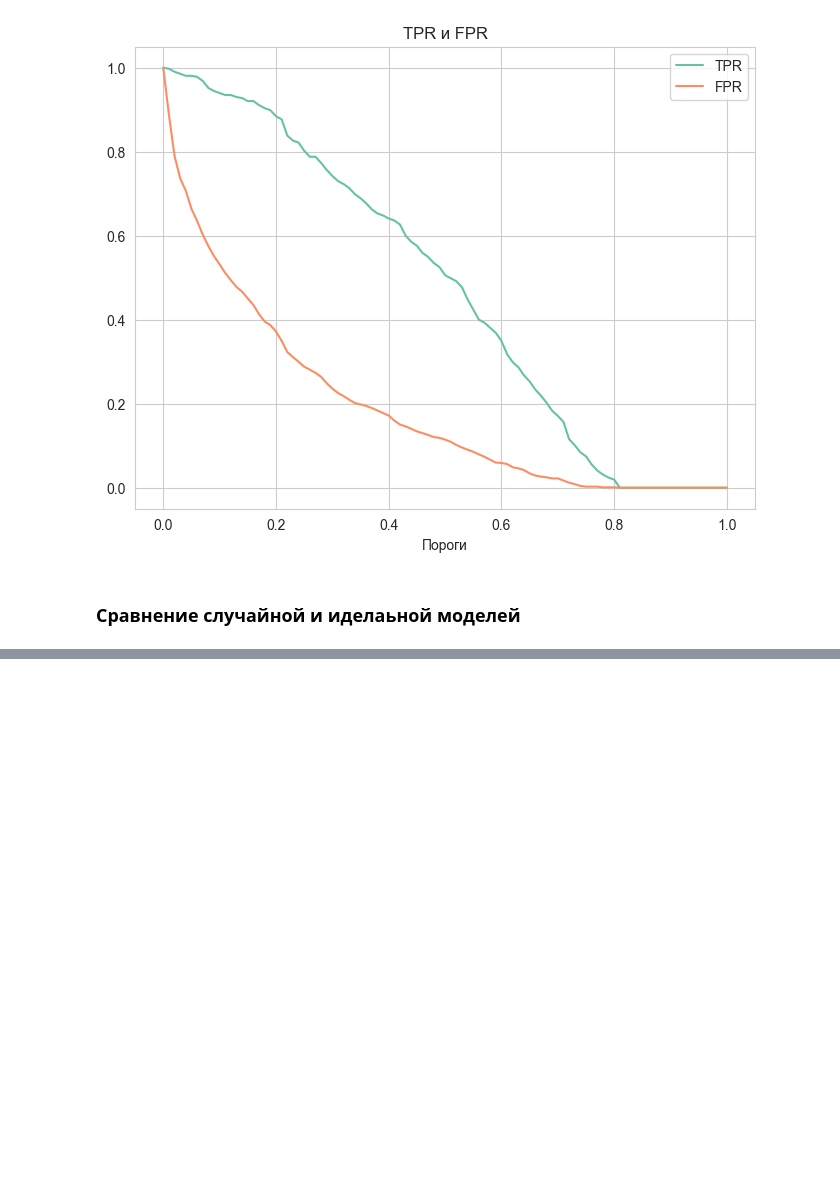
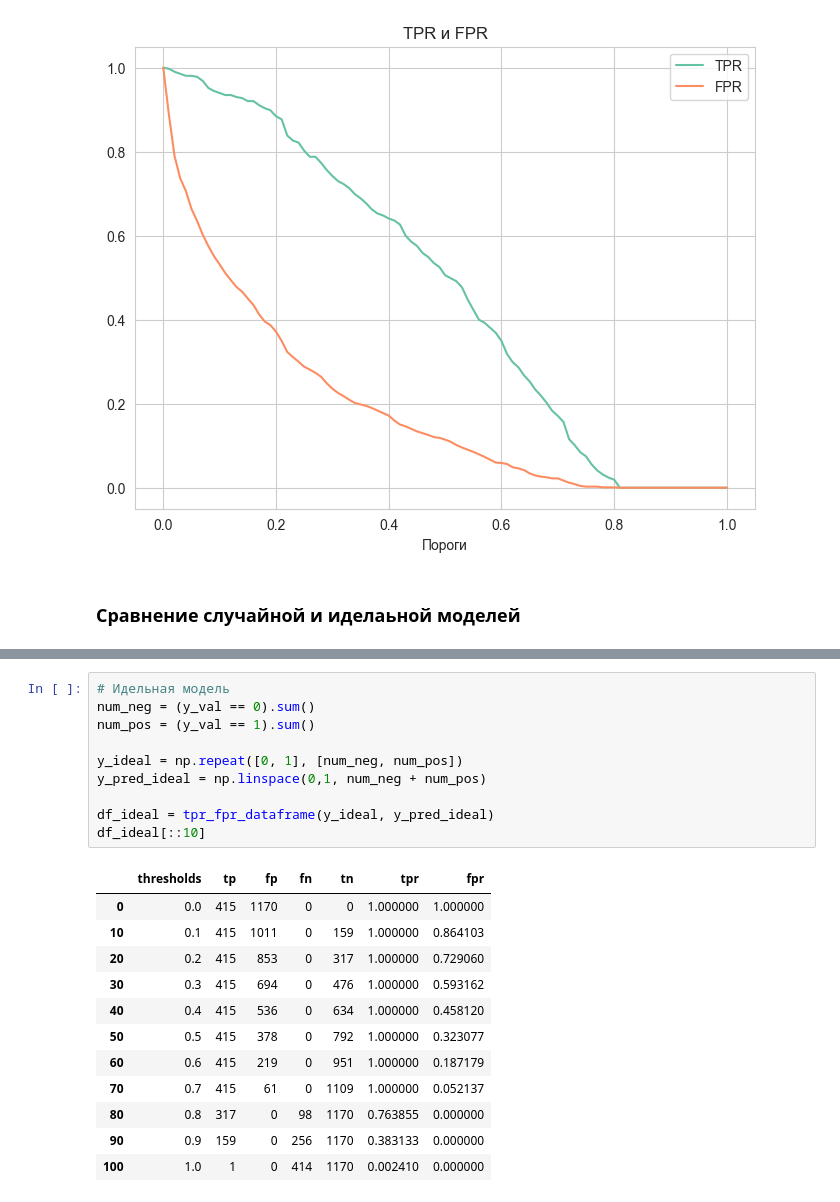
Before and after one commit to GridasovSasha/ML_classification_customer_churn, a Jupyter notebook: main.ipynb, the cells around one changed output, grey strips where cells are left out. Drawn from its saved outputs; the diff is of its cells as text; blank space fills up the shorter version.

```diff
--- a/main.ipynb
+++ b/main.ipynb
@@ -711,0 +734,23 @@ plt.show()
+# %%
+# Идельная модель
+num_neg = (y_val == 0).sum()
+num_pos = (y_val == 1).sum()
+
+y_ideal = np.repeat([0, 1], [num_neg, num_pos])
+y_pred_ideal = np.linspace(0,1, num_neg + num_pos)
+
+df_ideal = tpr_fpr_dataframe(y_ideal, y_pred_ideal)
+df_ideal[::10]
+# %% [output]
+|  | thresholds | tp | fp | fn | tn | tpr | fpr |
+| 0 | 0.0 | 415 | 1170 | 0 | 0 | 1.000000 | 1.000000 |
+| 10 | 0.1 | 415 | 1011 | 0 | 159 | 1.000000 | 0.864103 |
+| 20 | 0.2 | 415 | 853 | 0 | 317 | 1.000000 | 0.729060 |
+| 30 | 0.3 | 415 | 694 | 0 | 476 | 1.000000 | 0.593162 |
+| 40 | 0.4 | 415 | 536 | 0 | 634 | 1.000000 | 0.458120 |
+| 50 | 0.5 | 415 | 378 | 0 | 792 | 1.000000 | 0.323077 |
+| 60 | 0.6 | 415 | 219 | 0 | 951 | 1.000000 | 0.187179 |
+| 70 | 0.7 | 415 | 61 | 0 | 1109 | 1.000000 | 0.052137 |
+| 80 | 0.8 | 317 | 0 | 98 | 1170 | 0.763855 | 0.000000 |
+| 90 | 0.9 | 159 | 0 | 256 | 1170 | 0.383133 | 0.000000 |
+| 100 | 1.0 | 1 | 0 | 414 | 1170 | 0.002410 | 0.000000 |
```
Also changed, not shown: parts of 8 cells of this notebook.
